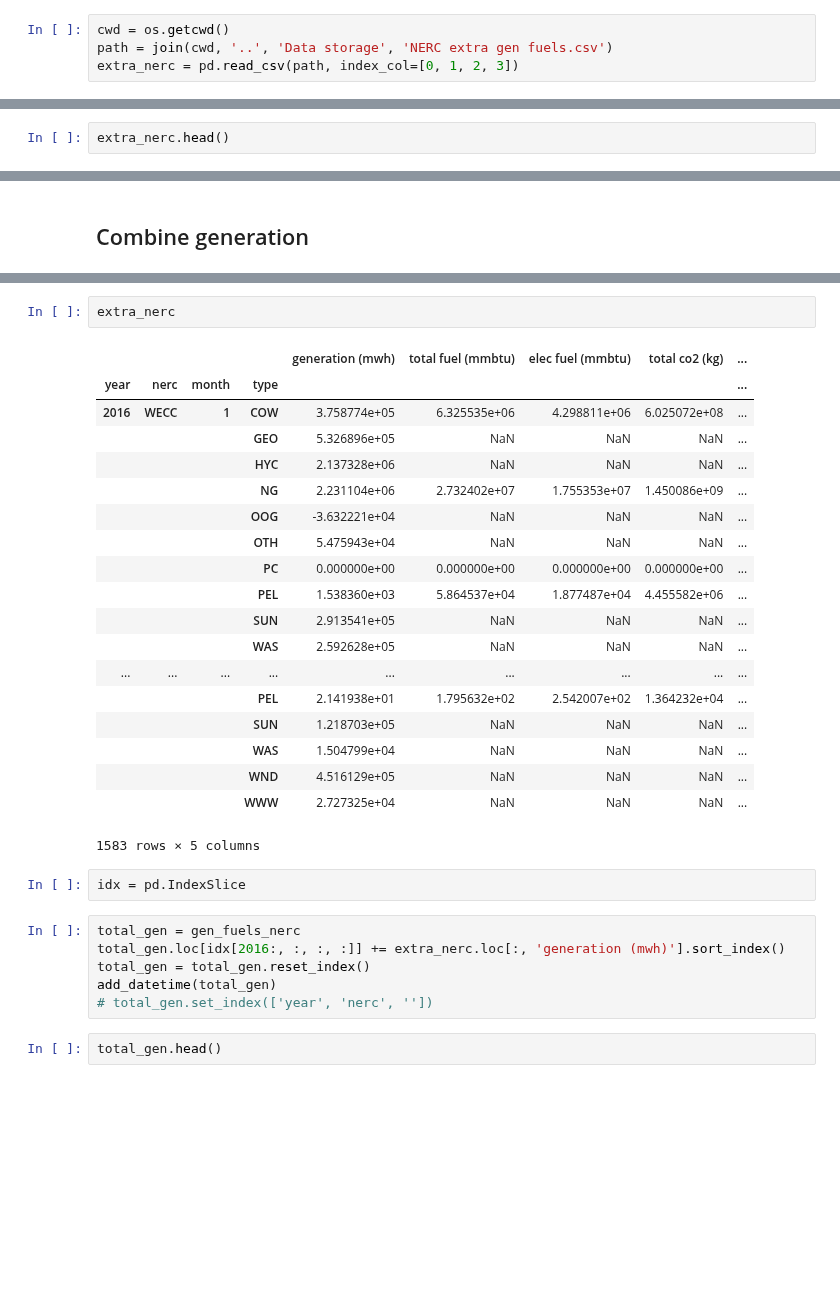
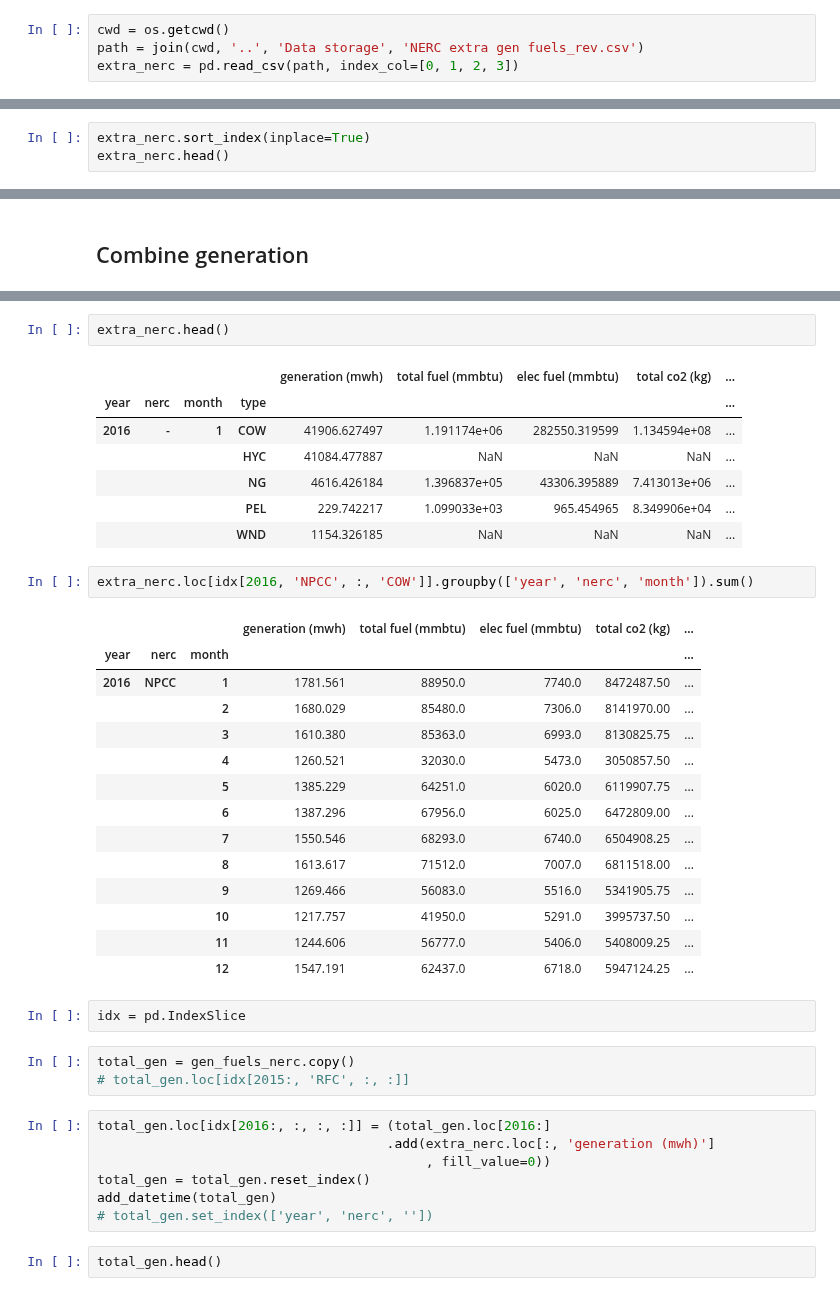
Before and after one commit to gschivley/carbon-index, a Jupyter notebook: Notebooks/Calculate NERC results.ipynb, the cells around one changed output, grey strips where cells are left out. Saved outputs shown, nothing was run; the diff lists cells and outputs as text; blank space fills up the shorter version.

Commit message:
Finish correct calculation of NERC results and export data

```diff
--- a/Notebooks/Calculate NERC results.ipynb
+++ b/Notebooks/Calculate NERC results.ipynb
@@ -35,7 +35,7 @@ from util.utils import rename_cols, add_facility_location
 ### Load extra NERC generation and fuel consumption
 # %%
 cwd = os.getcwd()
-path = join(cwd, '..', 'Data storage', 'NERC extra gen fuels.csv')
+path = join(cwd, '..', 'Data storage', 'NERC extra gen fuels_rev.csv')
 extra_nerc = pd.read_csv(path, index_col=[0, 1, 2, 3])
 # %%
 extra_nerc.head()
@@ -84,6 +84,7 @@ extra_nerc.loc[:, 'elec co2 (kg)'] = (extra_nerc
                                        .loc[:, 'elec fuel (mmbtu)']
                                        .multiply(ef_type, 'type'))
 # %%
+extra_nerc.sort_index(inplace=True)
 extra_nerc.head()
 # %% [output]
 |  |  |  |  | generation (mwh) | total fuel (mmbtu) | elec fuel (mmbtu) | total co2 (kg) | ... |
@@ -193,30 +205,39 @@ Name: generation (mwh), dtype: float64
 # %%
-extra_nerc
+extra_nerc.head()
 # %% [output]
 |  |  |  |  | generation (mwh) | total fuel (mmbtu) | elec fuel (mmbtu) | total co2 (kg) | ... |
 | year | nerc | month | type |  |  |  |  | ... |
-| 2016 | WECC | 1 | COW | 3.758774e+05 | 6.325535e+06 | 4.298811e+06 | 6.025072e+08 | ... |
-|  |  |  | GEO | 5.326896e+05 | NaN | NaN | NaN | ... |
-|  |  |  | HYC | 2.137328e+06 | NaN | NaN | NaN | ... |
-|  |  |  | NG | 2.231104e+06 | 2.732402e+07 | 1.755353e+07 | 1.450086e+09 | ... |
-|  |  |  | OOG | -3.632221e+04 | NaN | NaN | NaN | ... |
-|  |  |  | OTH | 5.475943e+04 | NaN | NaN | NaN | ... |
-|  |  |  | PC | 0.000000e+00 | 0.000000e+00 | 0.000000e+00 | 0.000000e+00 | ... |
-|  |  |  | PEL | 1.538360e+03 | 5.864537e+04 | 1.877487e+04 | 4.455582e+06 | ... |
-|  |  |  | SUN | 2.913541e+05 | NaN | NaN | NaN | ... |
-|  |  |  | WAS | 2.592628e+05 | NaN | NaN | NaN | ... |
-| ... | ... | ... | ... | ... | ... | ... | ... | ... |
-|  |  |  | PEL | 2.141938e+01 | 1.795632e+02 | 2.542007e+02 | 1.364232e+04 | ... |
-|  |  |  | SUN | 1.218703e+05 | NaN | NaN | NaN | ... |
-|  |  |  | WAS | 1.504799e+04 | NaN | NaN | NaN | ... |
-|  |  |  | WND | 4.516129e+05 | NaN | NaN | NaN | ... |
-|  |  |  | WWW | 2.727325e+04 | NaN | NaN | NaN | ... |
+| 2016 | - | 1 | COW | 41906.627497 | 1.191174e+06 | 282550.319599 | 1.134594e+08 | ... |
+|  |  |  | HYC | 41084.477887 | NaN | NaN | NaN | ... |
+|  |  |  | NG | 4616.426184 | 1.396837e+05 | 43306.395889 | 7.413013e+06 | ... |
+|  |  |  | PEL | 229.742217 | 1.099033e+03 | 965.454965 | 8.349906e+04 | ... |
+|  |  |  | WND | 1154.326185 | NaN | NaN | NaN | ... |
-1583 rows × 5 columns
+# %%
+extra_nerc.loc[idx[2016, 'NPCC', :, 'COW']].groupby(['year', 'nerc', 'month']).sum()
+# %% [output]
+|  |  |  | generation (mwh) | total fuel (mmbtu) | elec fuel (mmbtu) | total co2 (kg) | ... |
+| year | nerc | month |  |  |  |  | ... |
+| 2016 | NPCC | 1 | 1781.561 | 88950.0 | 7740.0 | 8472487.50 | ... |
+|  |  | 2 | 1680.029 | 85480.0 | 7306.0 | 8141970.00 | ... |
+|  |  | 3 | 1610.380 | 85363.0 | 6993.0 | 8130825.75 | ... |
+|  |  | 4 | 1260.521 | 32030.0 | 5473.0 | 3050857.50 | ... |
+|  |  | 5 | 1385.229 | 64251.0 | 6020.0 | 6119907.75 | ... |
+|  |  | 6 | 1387.296 | 67956.0 | 6025.0 | 6472809.00 | ... |
+|  |  | 7 | 1550.546 | 68293.0 | 6740.0 | 6504908.25 | ... |
+|  |  | 8 | 1613.617 | 71512.0 | 7007.0 | 6811518.00 | ... |
+|  |  | 9 | 1269.466 | 56083.0 | 5516.0 | 5341905.75 | ... |
+|  |  | 10 | 1217.757 | 41950.0 | 5291.0 | 3995737.50 | ... |
+|  |  | 11 | 1244.606 | 56777.0 | 5406.0 | 5408009.25 | ... |
+|  |  | 12 | 1547.191 | 62437.0 | 6718.0 | 5947124.25 | ... |
 # %%
 idx = pd.IndexSlice
+# %%
+total_gen = gen_fuels_nerc.copy()
+# total_gen.loc[idx[2015:, 'RFC', :, :]]
 # %%
-total_gen = gen_fuels_nerc
-total_gen.loc[idx[2016:, :, :, :]] += extra_nerc.loc[:, 'generation (mwh)'].sort_index()
+total_gen.loc[idx[2016:, :, :, :]] = (total_gen.loc[2016:]
+                                     .add(extra_nerc.loc[:, 'generation (mwh)']
+                                          , fill_value=0))
 total_gen = total_gen.reset_index()
 add_datetime(total_gen)
 # total_gen.set_index(['year', 'nerc', ''])
```
Also changed, not shown: parts of 37 cells of this notebook.
